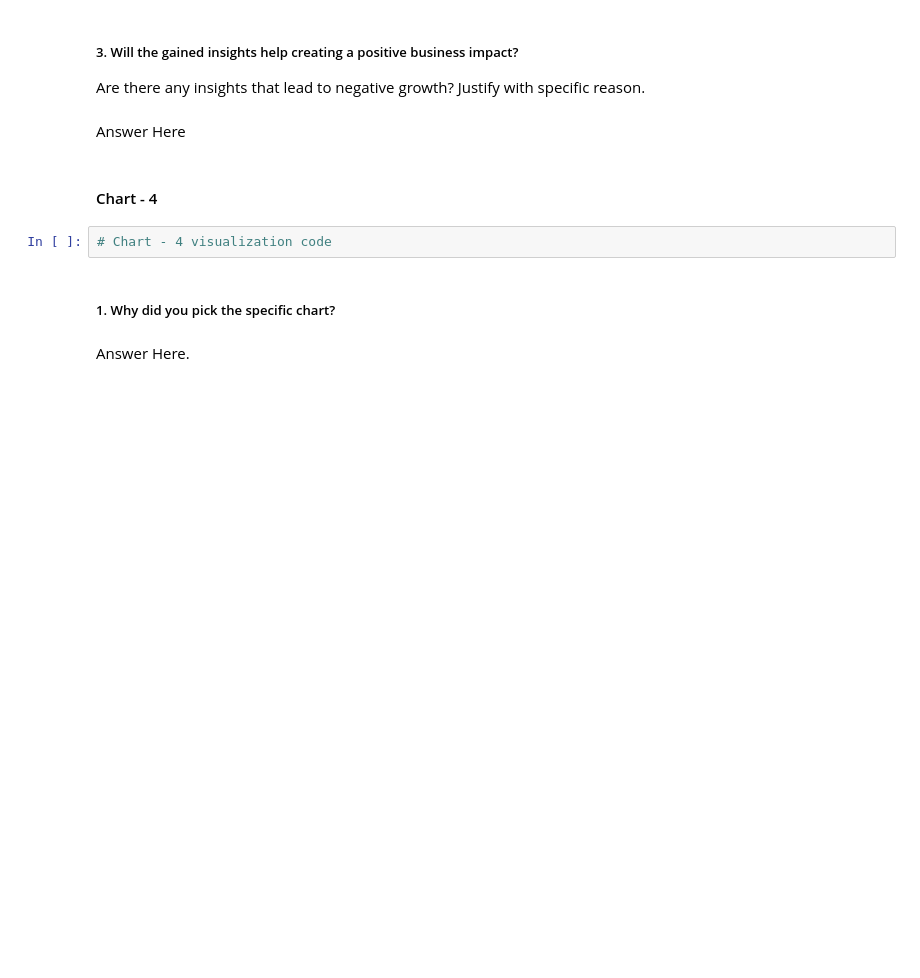
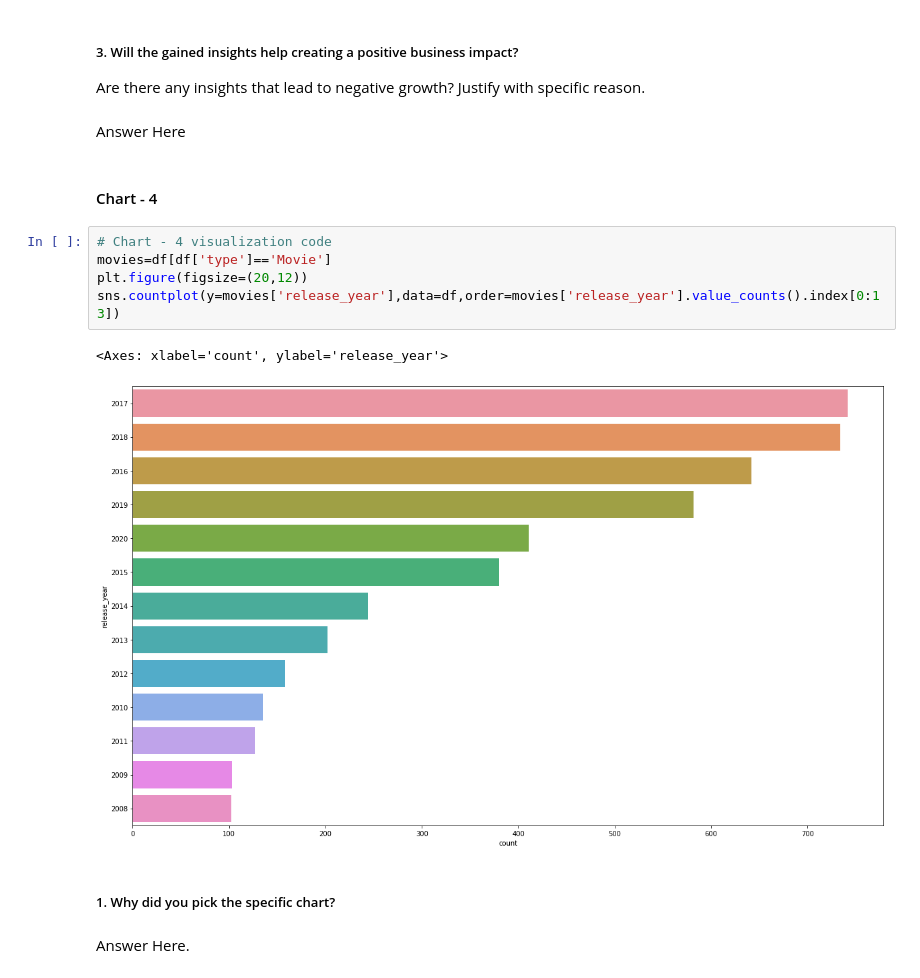
Before and after one commit to RahulI5/Netflix-Movies-and-TV-Shows-Clustering, a Jupyter notebook: Netflix_Movies_and_TV_Shows_Clustering.ipynb, the cells around one changed output. Cells and saved outputs as stored; diff of their text form; blank space fills up the shorter version.

```diff
--- a/Netflix_Movies_and_TV_Shows_Clustering.ipynb
+++ b/Netflix_Movies_and_TV_Shows_Clustering.ipynb
@@ -327,8 +346,14 @@ Are there any insights that lead to negative growth? Justify with specific reaso
 Answer Here
 # %% [markdown]
 #### Chart - 4
-# %%
-# Chart - 4 visualization code
+# %%
+# Chart - 4 visualization code
+movies=df[df['type']=='Movie']
+plt.figure(figsize=(20,12))
+sns.countplot(y=movies['release_year'],data=df,order=movies['release_year'].value_counts().index[0:13])
+# %% [output]
+<Axes: xlabel='count', ylabel='release_year'>
+[figure, added]
 # %% [markdown]
 ##### 1. Why did you pick the specific chart?
 # %% [markdown]
```
Also changed, not shown: parts of 73 cells of this notebook.
